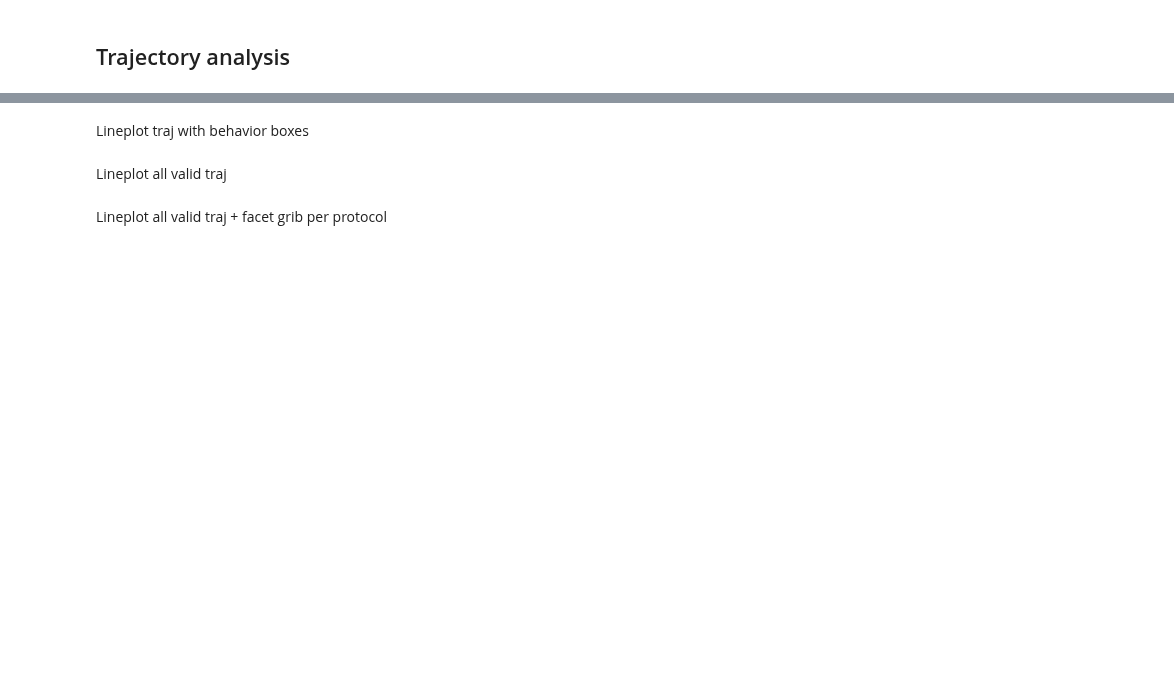
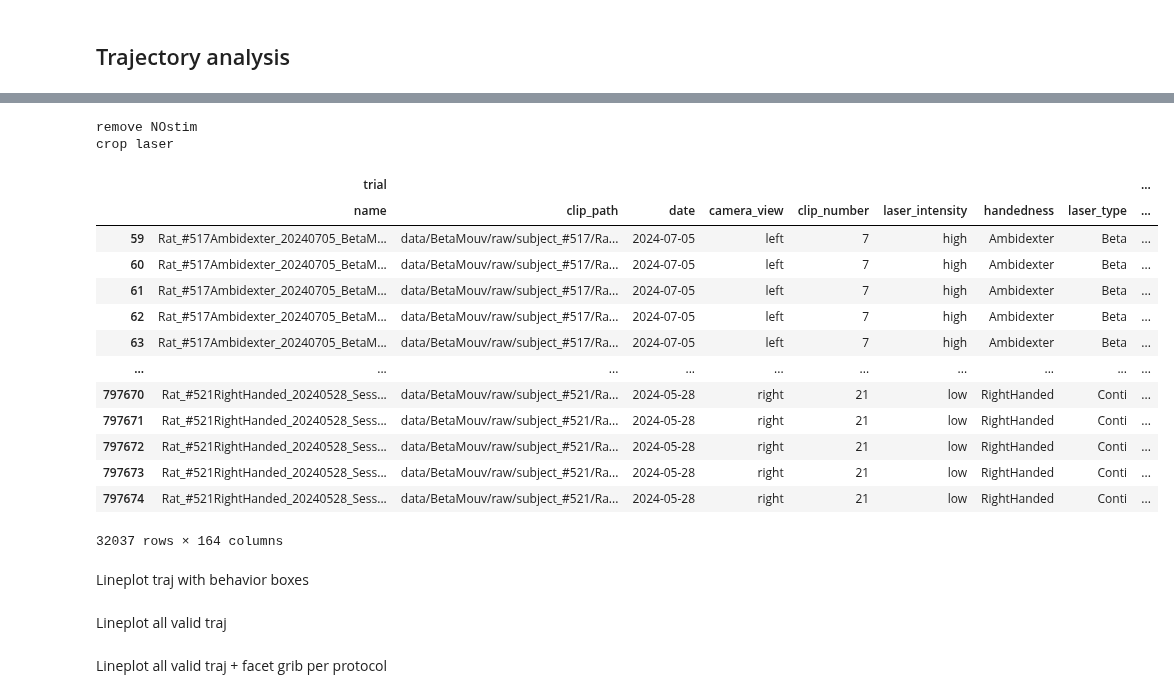
Before and after one commit to Poemiti/IMN_Kinematics, a Jupyter notebook: analysis.ipynb, the cells around one changed output, grey strips where cells are left out. Cells and saved outputs as stored; diff of their text form; code cells hidden in the pictures; blank space fills up the shorter version.

```diff
--- a/analysis.ipynb
+++ b/analysis.ipynb
@@ -182,3 +210,37 @@ bodypart = "finger_3"
+# %%
+data = project.trialgroup._kinematics_df
+
+if project.trialgroup.remove_NOstim:
+    print("remove NOstim")
+    data = data[data["trial"]["laser_type"] != "NOstim"]
+
+if project.trialgroup.crop_laser_period:
+    print("crop laser")
+    t = data["trial"]["relative_t"]
+    laser_on = data["trial"]["time_laser_on"]
+
+    data = data[
+        (t >= laser_on - 0.1) &
+        (t <= laser_on + 0.325)
+    ]
+data
+# %% [output]
+remove NOstim
+crop laser
+|  | trial |  |  |  |  |  |  |  | ... |
+|  | name | clip_path | date | camera_view | clip_number | laser_intensity | handedness | laser_type | ... |
+| 59 | Rat_#517Ambidexter_20240705_BetaM... | data/BetaMouv/raw/subject_#517/Ra... | 2024-07-05 | left | 7 | high | Ambidexter | Beta | ... |
+| 60 | Rat_#517Ambidexter_20240705_BetaM... | data/BetaMouv/raw/subject_#517/Ra... | 2024-07-05 | left | 7 | high | Ambidexter | Beta | ... |
+| 61 | Rat_#517Ambidexter_20240705_BetaM... | data/BetaMouv/raw/subject_#517/Ra... | 2024-07-05 | left | 7 | high | Ambidexter | Beta | ... |
+| 62 | Rat_#517Ambidexter_20240705_BetaM... | data/BetaMouv/raw/subject_#517/Ra... | 2024-07-05 | left | 7 | high | Ambidexter | Beta | ... |
+| 63 | Rat_#517Ambidexter_20240705_BetaM... | data/BetaMouv/raw/subject_#517/Ra... | 2024-07-05 | left | 7 | high | Ambidexter | Beta | ... |
+| ... | ... | ... | ... | ... | ... | ... | ... | ... | ... |
+| 797670 | Rat_#521RightHanded_20240528_Sess... | data/BetaMouv/raw/subject_#521/Ra... | 2024-05-28 | right | 21 | low | RightHanded | Conti | ... |
+| 797671 | Rat_#521RightHanded_20240528_Sess... | data/BetaMouv/raw/subject_#521/Ra... | 2024-05-28 | right | 21 | low | RightHanded | Conti | ... |
+| 797672 | Rat_#521RightHanded_20240528_Sess... | data/BetaMouv/raw/subject_#521/Ra... | 2024-05-28 | right | 21 | low | RightHanded | Conti | ... |
+| 797673 | Rat_#521RightHanded_20240528_Sess... | data/BetaMouv/raw/subject_#521/Ra... | 2024-05-28 | right | 21 | low | RightHanded | Conti | ... |
+| 797674 | Rat_#521RightHanded_20240528_Sess... | data/BetaMouv/raw/subject_#521/Ra... | 2024-05-28 | right | 21 | low | RightHanded | Conti | ... |
+32037 rows × 164 columns
 # %%
 for val in timeseries_metric:
     project.trialgroup.plot_tendency_metrics(
```
Also changed, not shown: parts of 13 cells of this notebook, 4 other files.
